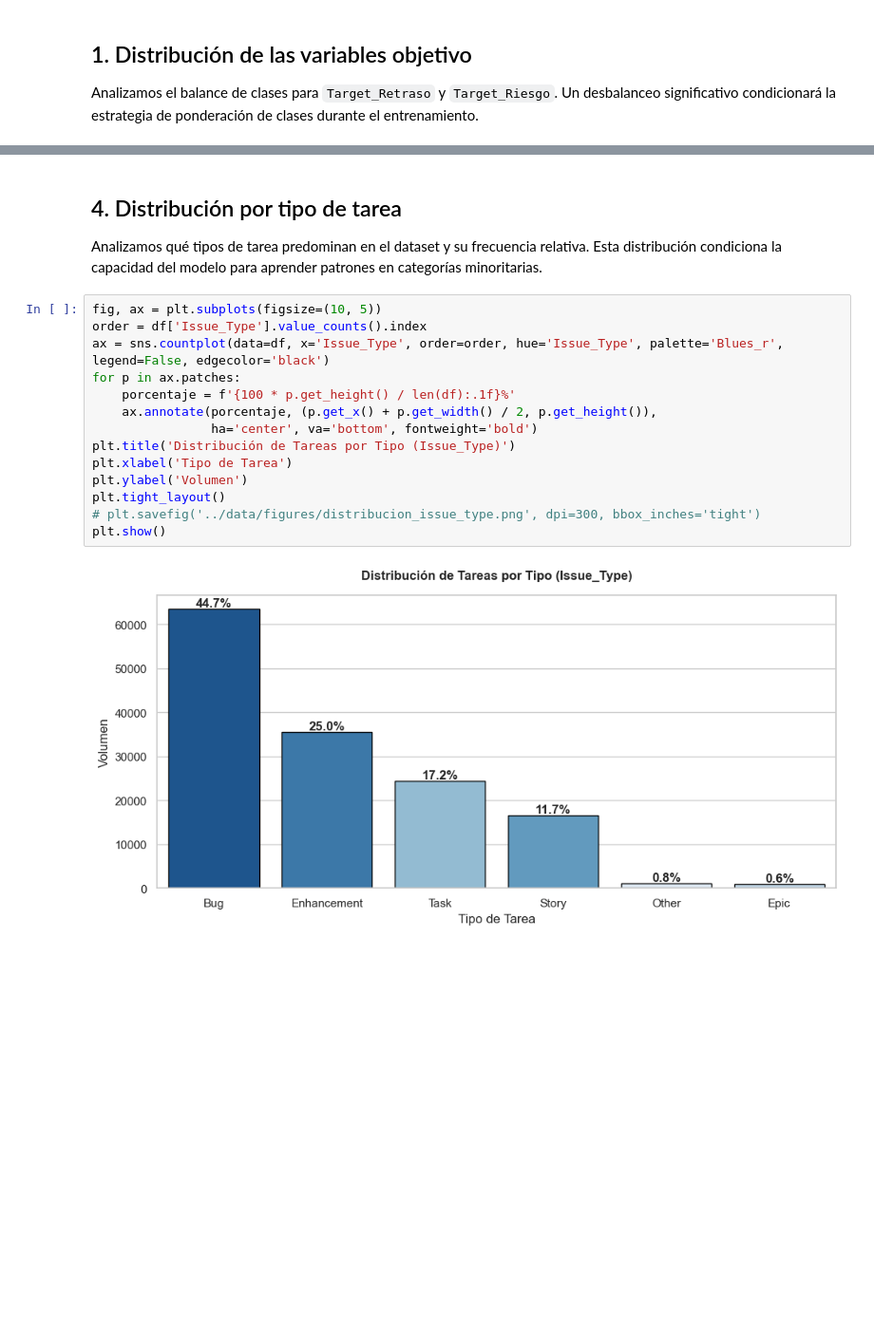
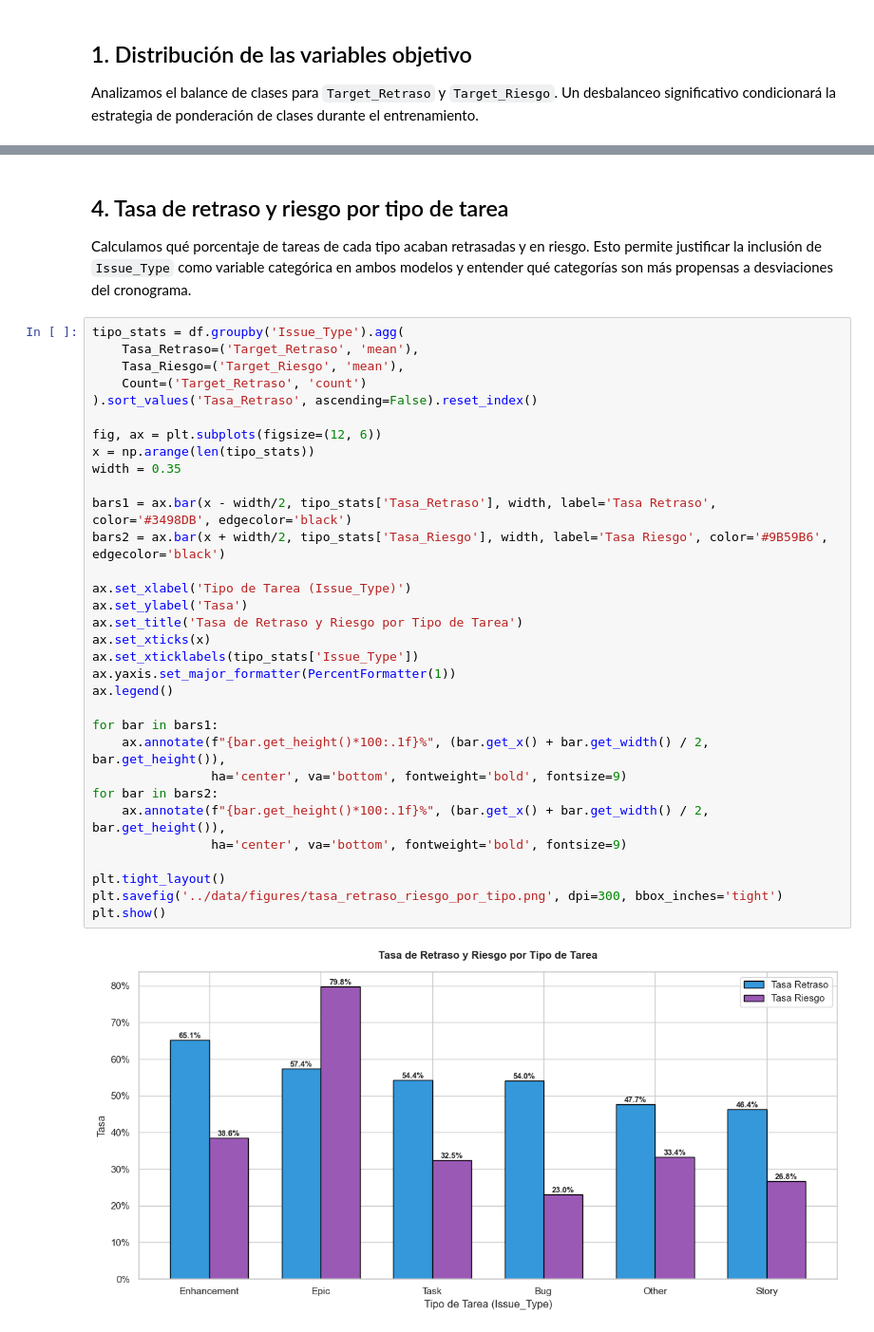
Before and after one commit to TachoPablo2/tfg-ai-pm, a Jupyter notebook: notebooks/03_analisis_exploratorio_EDA.ipynb, the cells around one changed output, grey strips where cells are left out. Shown at 95% size. Cells and saved outputs as stored; diff of their text form; blank space fills up the shorter version.

```diff
--- a/notebooks/03_analisis_exploratorio_EDA.ipynb
+++ b/notebooks/03_analisis_exploratorio_EDA.ipynb
@@ -137,22 +147,41 @@ plt.show()
 # %% [markdown]
-## 4. Distribución por tipo de tarea
-Analizamos qué tipos de tarea predominan en el dataset y su frecuencia relativa.
-Esta distribución condiciona la capacidad del modelo para aprender patrones en categorías minoritarias.
+## 4. Tasa de retraso y riesgo por tipo de tarea
+Calculamos qué porcentaje de tareas de cada tipo acaban retrasadas y en riesgo.
+Esto permite justificar la inclusión de `Issue_Type` como variable categórica en ambos modelos
+y entender qué categorías son más propensas a desviaciones del cronograma.
 # %%
-fig, ax = plt.subplots(figsize=(10, 5))
-order = df['Issue_Type'].value_counts().index
-ax = sns.countplot(data=df, x='Issue_Type', order=order, hue='Issue_Type', palette='Blues_r', legend=False, edgecolor='black')
-for p in ax.patches:
-    porcentaje = f'{100 * p.get_height() / len(df):.1f}%'
-    ax.annotate(porcentaje, (p.get_x() + p.get_width() / 2, p.get_height()),
-                ha='center', va='bottom', fontweight='bold')
-plt.title('Distribución de Tareas por Tipo (Issue_Type)')
-plt.xlabel('Tipo de Tarea')
-plt.ylabel('Volumen')
+tipo_stats = df.groupby('Issue_Type').agg(
+    Tasa_Retraso=('Target_Retraso', 'mean'),
+    Tasa_Riesgo=('Target_Riesgo', 'mean'),
+    Count=('Target_Retraso', 'count')
+).sort_values('Tasa_Retraso', ascending=False).reset_index()
+
+fig, ax = plt.subplots(figsize=(12, 6))
+x = np.arange(len(tipo_stats))
+width = 0.35
+
+bars1 = ax.bar(x - width/2, tipo_stats['Tasa_Retraso'], width, label='Tasa Retraso', color='#3498DB', edgecolor='black')
+bars2 = ax.bar(x + width/2, tipo_stats['Tasa_Riesgo'], width, label='Tasa Riesgo', color='#9B59B6', edgecolor='black')
+
+ax.set_xlabel('Tipo de Tarea (Issue_Type)')
+ax.set_ylabel('Tasa')
+ax.set_title('Tasa de Retraso y Riesgo por Tipo de Tarea')
+ax.set_xticks(x)
+ax.set_xticklabels(tipo_stats['Issue_Type'])
+ax.yaxis.set_major_formatter(PercentFormatter(1))
+ax.legend()
+
+for bar in bars1:
+    ax.annotate(f"{bar.get_height()*100:.1f}%", (bar.get_x() + bar.get_width() / 2, bar.get_height()),
+                ha='center', va='bottom', fontweight='bold', fontsize=9)
+for bar in bars2:
+    ax.annotate(f"{bar.get_height()*100:.1f}%", (bar.get_x() + bar.get_width() / 2, bar.get_height()),
+                ha='center', va='bottom', fontweight='bold', fontsize=9)
+
 plt.tight_layout()
-# plt.savefig('../data/figures/distribucion_issue_type.png', dpi=300, bbox_inches='tight')
+plt.savefig('../data/figures/tasa_retraso_riesgo_por_tipo.png', dpi=300, bbox_inches='tight')
 plt.show()
 # %% [output]
-[figure, old version]
+[figure, new version]
 # %% [markdown]
 ## 5. Distribución de variables de estimación
```
Also changed, not shown: parts of 14 cells of this notebook.
